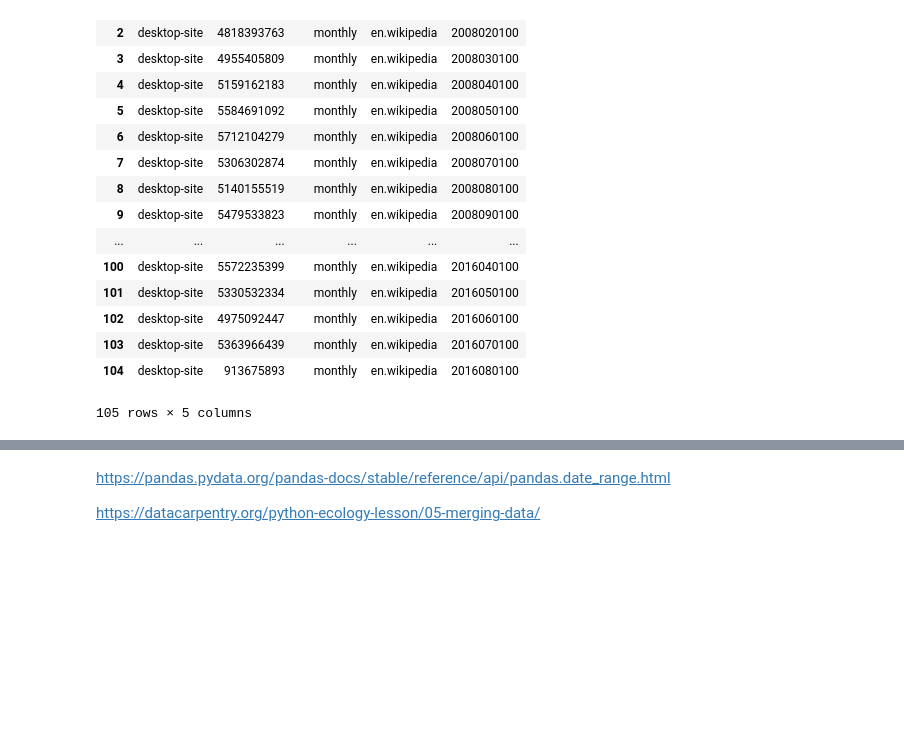
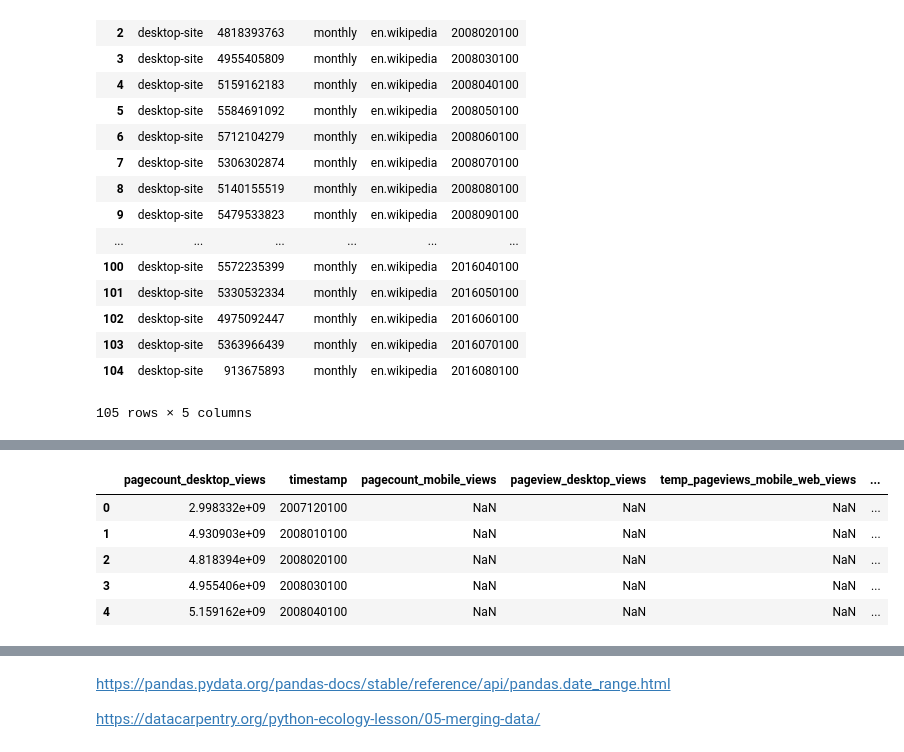
Before and after one commit to ThomasWinegarden/data-512-a1, a Jupyter notebook: hcds-a1-data-curation.ipynb, the cells around one changed output, grey strips where cells are left out. Drawn from its saved outputs; the diff is of its cells as text; code cells hidden in the pictures; blank space fills up the shorter version.

```diff
--- a/hcds-a1-data-curation.ipynb
+++ b/hcds-a1-data-curation.ipynb
@@ -223,11 +223,14 @@ json_normalize(desktop_legacy_dict['items'])
 105 rows × 5 columns
 # %%
 desktop_legacy_fix = json_normalize(desktop_legacy_dict['items'])
-desktop_legacy_fix = desktop_legacy_fix.rename(columns={'count' : 'views'})
+desktop_legacy_fix = desktop_legacy_fix.rename(columns={'count' : 'pagecount_desktop_views'})
 mobile_legacy_fix = json_normalize(mobile_legacy_dict['items'])
-mobile_legacy_fix = desktop_legacy_fix.rename(columns={'count' : 'views'})
+mobile_legacy_fix = mobile_legacy_fix.rename(columns={'count' : 'pagecount_mobile_views'})
 #desktop_legacy_fix
 
 desktop_pageviews_fix = json_normalize(desktop_pageviews_dict['items'])
+desktop_pageviews_fix = desktop_pageviews_fix.rename(columns={'views' : 'pageview_desktop_views'})
 mobile_web_pageviews_fix = json_normalize(mobile_web_pageviews_dict['items'])
+mobile_web_pageviews_fix = mobile_web_pageviews_fix.rename(columns={'views' : 'temp_pageviews_mobile_web_views'})
 mobile_app_pageviews_fix = json_normalize(mobile_app_pageviews_dict['items'])
+mobile_app_pageviews_fix = mobile_app_pageviews_fix.rename(columns={'views' : 'temp_pageviews_mobile_app_views'})
@@ -233,0 +261,16 @@ mobile_app_pageviews_fix = json_normalize(mobile_app_pageviews_dict['items'])
+# %%
+merged_DF = pd.merge(desktop_legacy_fix, mobile_legacy_fix, on='timestamp', how='outer')
+merged_DF.head()
+merged_DF = pd.merge(merged_DF, desktop_pageviews_fix, on='timestamp', how='outer')
+merged_DF.head()
+merged_DF = pd.merge(merged_DF, mobile_web_pageviews_fix, on='timestamp', how='outer')
+merged_DF.head()
+merged_DF = pd.merge(merged_DF, mobile_app_pageviews_fix, on='timestamp', how='outer')
+merged_DF.head()
+# %% [output]
+|  | pagecount_desktop_views | timestamp | pagecount_mobile_views | pageview_desktop_views | temp_pageviews_mobile_web_views | ... |
+| 0 | 2.998332e+09 | 2007120100 | NaN | NaN | NaN | ... |
+| 1 | 4.930903e+09 | 2008010100 | NaN | NaN | NaN | ... |
+| 2 | 4.818394e+09 | 2008020100 | NaN | NaN | NaN | ... |
+| 3 | 4.955406e+09 | 2008030100 | NaN | NaN | NaN | ... |
+| 4 | 5.159162e+09 | 2008040100 | NaN | NaN | NaN | ... |
```
Also changed, not shown: parts of 18 cells of this notebook.
